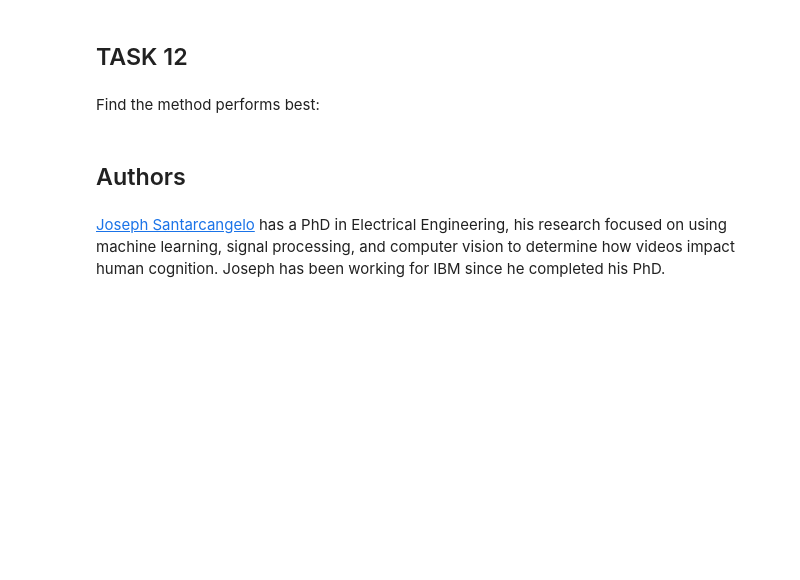
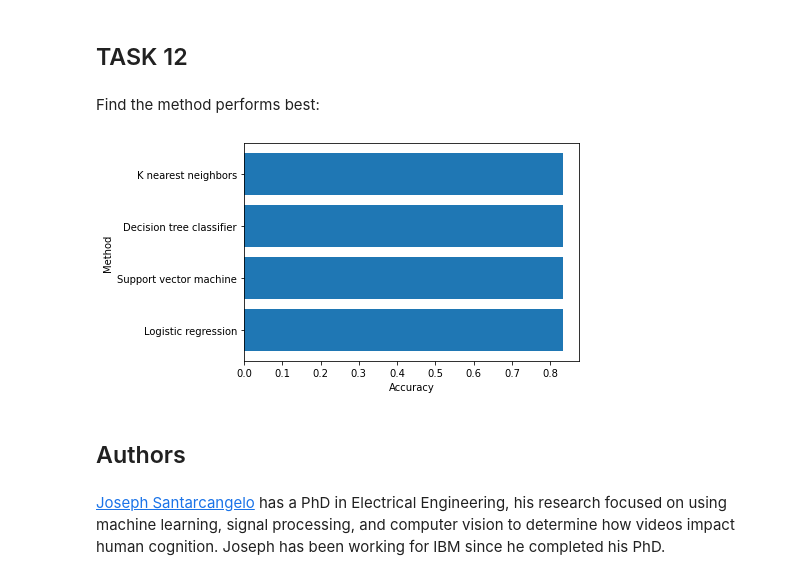
Before and after one commit to LilyBeansCoffee/ADSC-Project, a Jupyter notebook: Predictive_Analysis.ipynb, the cells around one changed output. Saved outputs shown, nothing was run; the diff lists cells and outputs as text; code cells hidden in the pictures; blank space fills up the shorter version.

```diff
--- a/Predictive_Analysis.ipynb
+++ b/Predictive_Analysis.ipynb
@@ -251,3 +251,6 @@ parameters = {'criterion': ['gini', 'entropy'],
      'min_samples_split': [2, 5, 10]}
 
 tree = DecisionTreeClassifier()
+# %%
+tree_cv = GridSearchCV(tree,parameters,cv=10)
+tree_cv.fit(X_train, Y_train)
@@ -258,3 +272,7 @@ print("accuracy :",tree_cv.best_score_)
 ## TASK  9
 # %% [markdown]
 Calculate the accuracy of tree_cv on the test data using the method <code>score</code>:
+# %%
+methods.append('Decision tree classifier')
+accuracy.append(tree_cv.score(X_test, Y_test))
+print("test set accuracy :",tree_cv.score(X_test, Y_test))
@@ -273,3 +295,6 @@ parameters = {'n_neighbors': [1, 2, 3, 4, 5, 6, 7, 8, 9, 10],
               'p': [1,2]}
 
 KNN = KNeighborsClassifier()
+# %%
+knn_cv = GridSearchCV(KNN,parameters,cv=10)
+knn_cv.fit(X_train, Y_train)
@@ -280,3 +313,7 @@ print("accuracy :",knn_cv.best_score_)
 ## TASK  11
 # %% [markdown]
 Calculate the accuracy of tree_cv on the test data using the method <code>score</code>:
+# %%
+methods.append('K nearest neighbors')
+accuracy.append(knn_cv.score(X_test, Y_test))
+print("test set accuracy :",knn_cv.score(X_test, Y_test))
@@ -289,6 +330,16 @@ plot_confusion_matrix(Y_test,yhat)
 ## TASK  12
 # %% [markdown]
 Find the method performs best:
+# %%
+import numpy as np
+import matplotlib.pyplot as plt
+
+plt.barh(methods, accuracy)
+plt.xlabel('Accuracy')
+plt.ylabel('Method')
+plt.show()
+# %% [output]
+[figure, added]
 # %% [markdown]
 ## Authors
 # %% [markdown]
```
Also changed, not shown: parts of 8 cells of this notebook.
